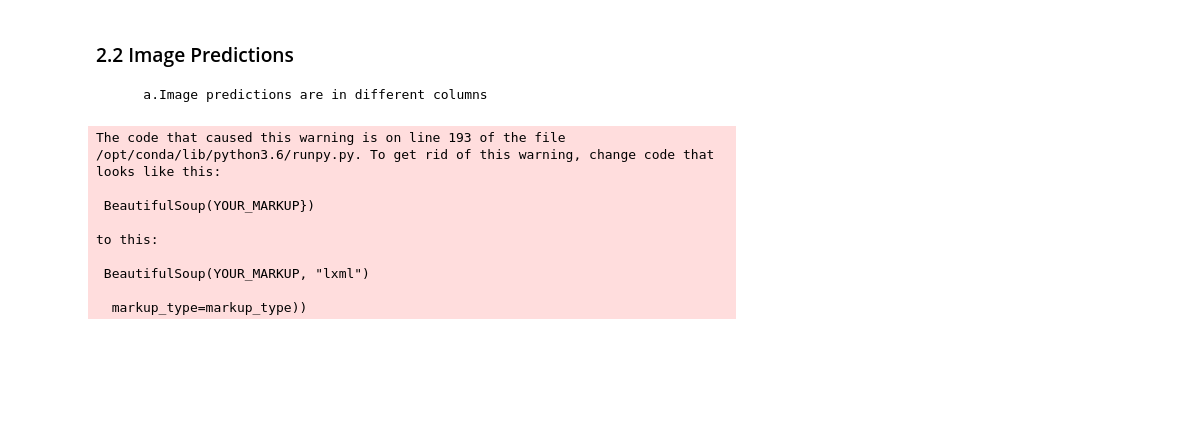
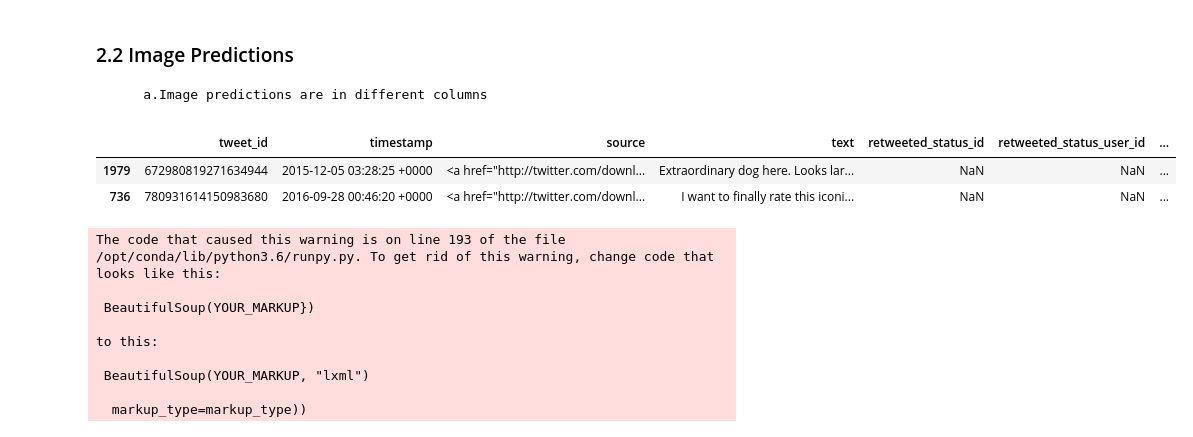
Before and after one commit to gaurkhur/Wrangle-And-Analyze-Twitter-Data, a Jupyter notebook: wrangle_act.ipynb, the cells around one changed output. Drawn from its saved outputs; the diff is of its cells as text; code cells hidden in the pictures; blank space fills up the shorter version.

```diff
--- a/wrangle_act.ipynb
+++ b/wrangle_act.ipynb
@@ -12,7 +12,7 @@ import matplotlib.pyplot as plt
 # %% [markdown]
 ### 1. Get twitter archive data
 # %%
-twitter_archive_enhanced = pd.read_csv('twitter_archive_enhanced.csv')
+twitter_archive_enhanced_old = pd.read_csv('twitter_archive_enhanced.csv')
 # %% [markdown]
 ### 2. Get image predictions file from the URL
 # %%
@@ -295,6 +320,13 @@ False
 #DQ issue 1 - Delete retweeted rows to maintain original ratings
 twitter_archive_enhanced = twitter_archive_enhanced[pd.isnull(twitter_archive_enhanced.in_reply_to_status_id)]
 twitter_archive_enhanced.drop(columns = ['in_reply_to_status_id','in_reply_to_user_id'], inplace=True)
+# %%
+# Test for DQ issue 1
+twitter_archive_enhanced.sample(2)
+# %% [output]
+|  | tweet_id | timestamp | source | text | retweeted_status_id | retweeted_status_user_id | ... |
+| 1979 | 672980819271634944 | 2015-12-05 03:28:25 +0000 | <a href="http://twitter.com/downl... | Extraordinary dog here. Looks lar... | NaN | NaN | ... |
+| 736 | 780931614150983680 | 2016-09-28 00:46:20 +0000 | <a href="http://twitter.com/downl... | I want to finally rate this iconi... | NaN | NaN | ... |
 # %%
 #DQ issue 2 - source has html tags with hyperlinks
 twitter_archive_enhanced['source'] = [bs(x, 'html').a.text for x in twitter_archive_enhanced['source']]
```
Also changed, not shown: parts of 40 cells of this notebook, 1 other file.
